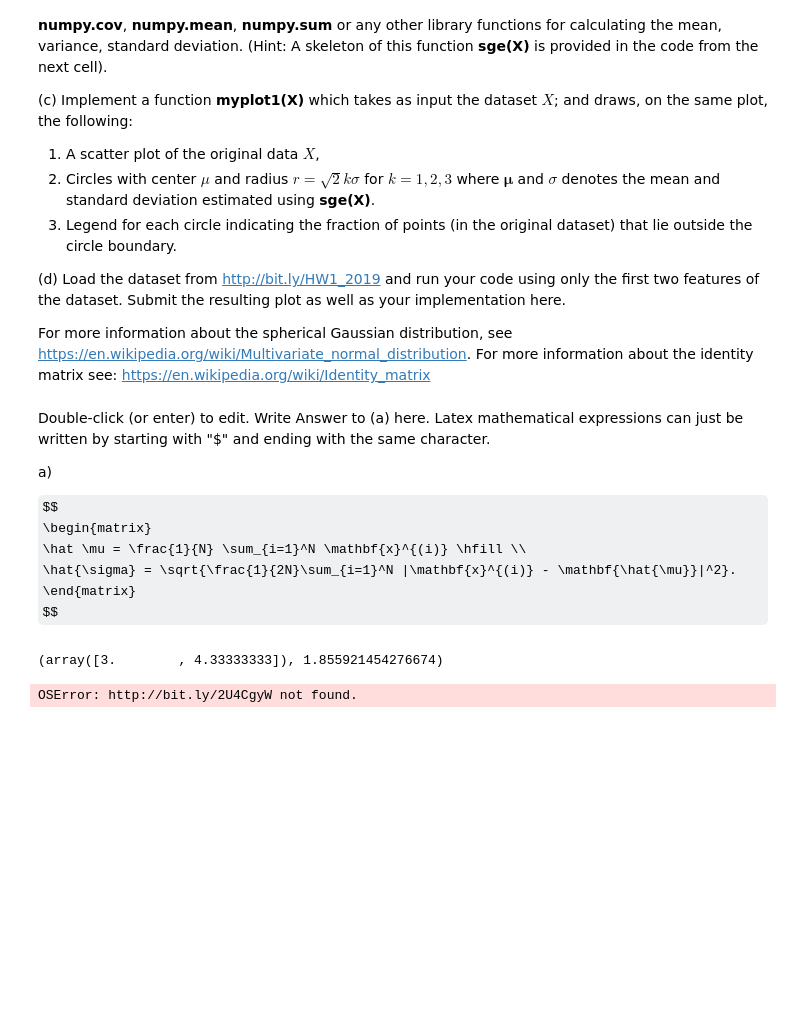
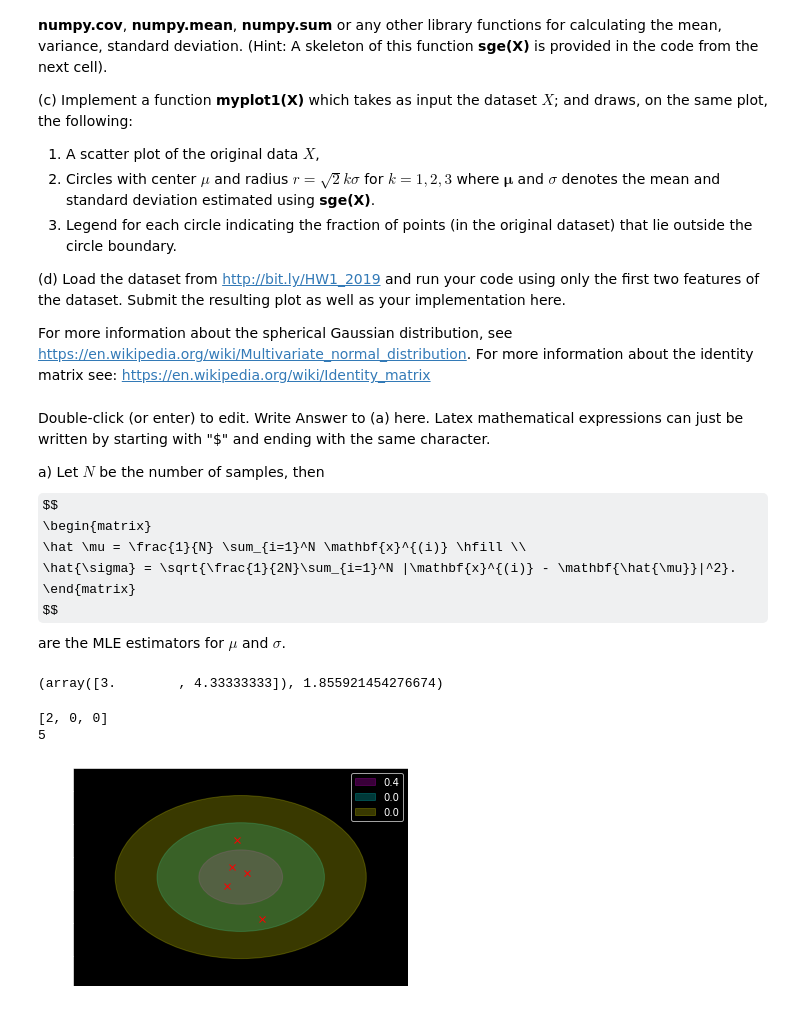
Before and after one commit to AlexanderWolfinger/TDA232-project1, a Jupyter notebook: Hw1_2020.ipynb, the cells around one changed output. Drawn from its saved outputs; the diff is of its cells as text; code cells hidden in the pictures; some formulas as TeX source; blank space fills up the shorter version.

Commit message:
fixat cirkel legender

```diff
--- a/Hw1_2020.ipynb
+++ b/Hw1_2020.ipynb
@@ -173,13 +173,14 @@ For more information about the identity matrix see: https://en.wikipedia.org/wik
 Double-click (or enter) to edit. Write Answer to (a) here. Latex mathematical expressions can just be written by starting with "$" and ending with the same character.
 
 a)
-
+Let $N$ be the number of samples, then
 $$
 \begin{matrix}
 \hat \mu = \frac{1}{N} \sum_{i=1}^N \mathbf{x}^{(i)} \hfill \\
 \hat{\sigma} = \sqrt{\frac{1}{2N}\sum_{i=1}^N |\mathbf{x}^{(i)} - \mathbf{\hat{\mu}}|^2}.
 \end{matrix}
 $$
+are the MLE estimators for $\mu$ and $\sigma$.
 # %%
 #(b)
 import numpy as np # numpy
@@ -258,43 +259,65 @@ def myplot1(X):
     # only use the first two dimensions
     X = X[:,:2]
 
+    # data dimensions
+    n = len(X)
+
     # compute parameters
     mu, sigma = sge(X)
-    print("hej")
 
-     # define figure
+    # define figure
     fig, ax = plt.subplots();
     scale = 4
     x_min = mu[0] - scale*np.sqrt(2)*sigma
     x_max = mu[0] + scale*np.sqrt(2)*sigma
     y_min = mu[1] - scale*np.sqrt(2)*sigma
     y_max = mu[1] + scale*np.sqrt(2)*sigma
     ax.set_xlim(x_min, x_max)
     ax.set_ylim(y_min, y_max)
     #ax.axis("equal")
 
     # scatterplot datapoints
     ax.plot(X[:,0],X[:,1],'rx');
 
+    # define the radii
+    R = [np.sqrt(2)*sigma*(k+1) for k in range(3)]
+
+    # compute the number of points outside of the circles
+    outside = [0,0,0]
+    k = 0
+    # for each circle
+    for r in R:
+        # and for each point
+        for x in X:
+            # compute the distance from mu
+            d = np.linalg.norm(x - mu)
+            if d > r:
+                # increment count if it is outside current circle
+                outside[k] += 1
+        k += 1
+
+    # convert counts to fractions
+    outside = np.array(outside)/n
+
     # plot circles
+    circles = []
     for k in range(3):
-        print(k)
         colors = ['m', 'c', 'y']
-        circle = plt.Circle(mu, radius=np.sqrt(2)*sigma*(k+1), color=colors[k], alpha=0.3)
-        ax.add_artist(circle);
+        circles.append(plt.Circle(mu, radius=R[k], color=colors[k], alpha=0.3))
+        ax.add_artist(circles[k]);
 
-
-
-    # TODO: Räkna avstånden och det där...
-
+    # display legend
+    ax.legend(circles, outside)
     plt.show()
 
 # Load the dataset
-X = np.array([ [2, 1], [3, 7], [4 ,5] ])
+X = np.array([ [2, 1], [3, 7], [4 ,15], [6,5], [9,-9] ])
 #dataset_source = np.DataSource().open('http://bit.ly/2U4CgyW')
 #X = np.loadtxt(dataset_source)
 
 # Plot. TODO Make sure to only plot the first two features.
 myplot1(X)
 # %% [output]
-OSError: http://bit.ly/2U4CgyW not found.
+[2, 0, 0]
+5
+[figure, added]
```
